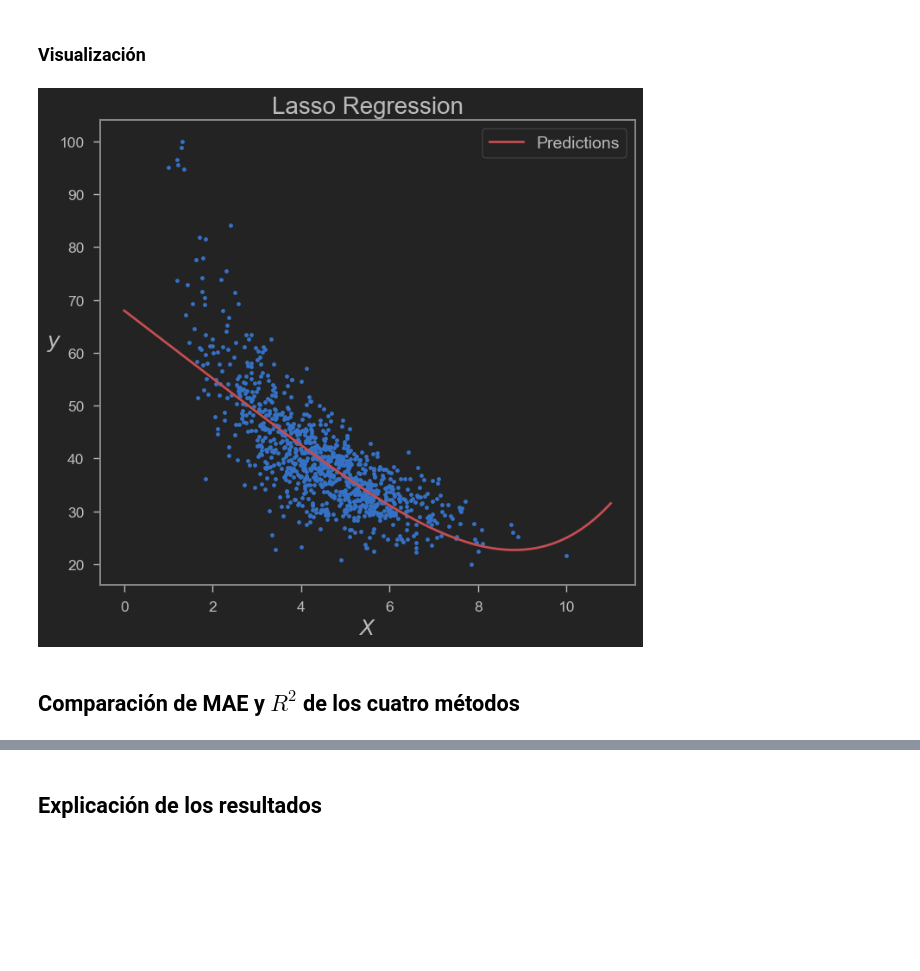
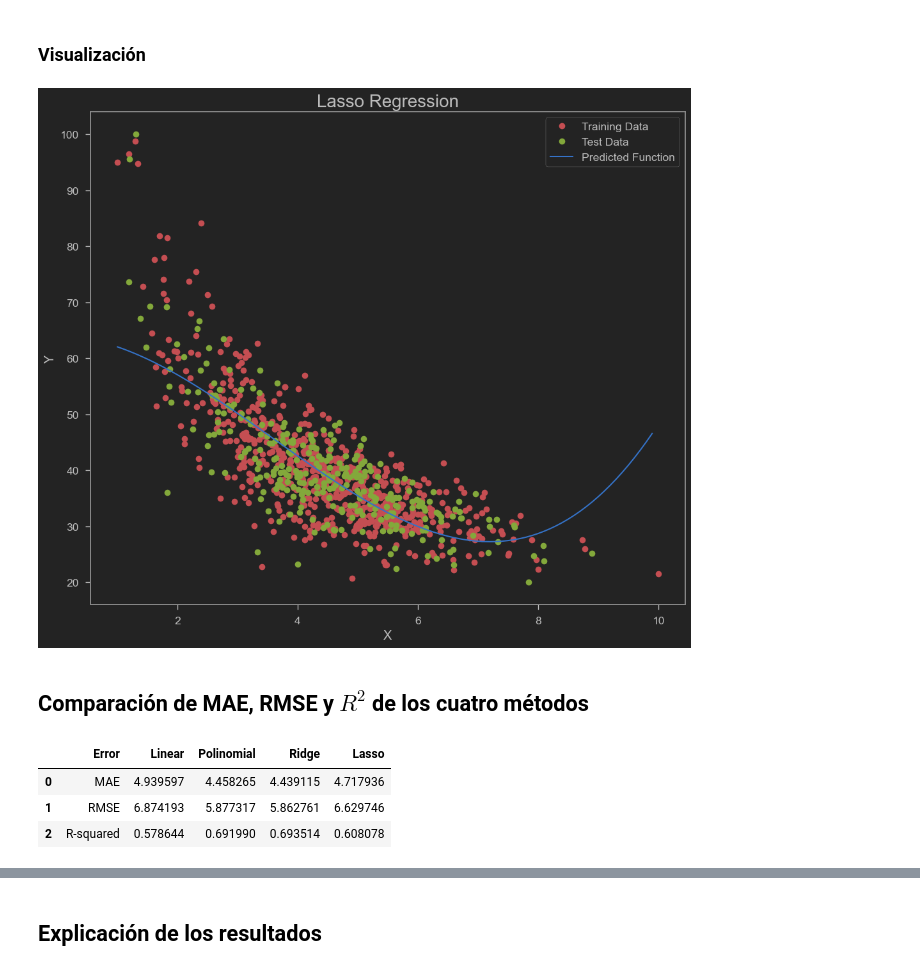
Before and after one commit to PosgradoMNA/actividades-de-aprendizaje-armandoBringas-a01200230, a Jupyter notebook: Activity_week_8/Actividad-7-Regresiones_y_K-means/TecMty_Regresion_lineal_polinomial.ipynb, the cells around one changed output, grey strips where cells are left out. Drawn from its saved outputs; the diff is of its cells as text; code cells hidden in the pictures; blank space fills up the shorter version.

```diff
--- a/Activity_week_8/Actividad-7-Regresiones_y_K-means/TecMty_Regresion_lineal_polinomial.ipynb
+++ b/Activity_week_8/Actividad-7-Regresiones_y_K-means/TecMty_Regresion_lineal_polinomial.ipynb
@@ -440,3 +458,20 @@ y_pred = lasso_model.predict(X.values)
+# %%
+poly_features = PolynomialFeatures(degree=3, include_bias=False)
+X_poly = poly_features.fit_transform(X.values)
+X_train_pr = poly_features.fit_transform(X_train)
+X_test_pr = poly_features.fit_transform(X_test)
+
+alpha = 0.5
+
+lasso_model = Pipeline([
+    ("poly_features", poly_features),
+    ("scaler", StandardScaler()),
+    ("lasso", Lasso(alpha=alpha, random_state=42))
+])
+
+lasso_model.fit(X_train_pr, y_train)
+
+y_pred = lasso_model.predict(X_poly)
 # %% [markdown]
 ### Errores (MAE, RMSE, $R^2$)
 # %%
@@ -448,11 +483,34 @@ r2_score 0.6049183681352497
 # %% [markdown]
 ### Visualización
-# %%
-X_fit = np.linspace(0, 11, 1000)
-y_pred = lasso_model.predict(X_fit[:, np.newaxis])
-
-visualizacion(X,y,X_fit,y_pred, 'Lasso Regression')
-# %% [output]
-[figure, removed]
+# %%
+lasso_model_obj = Lasso(alpha=alpha, random_state=42)
+lasso_model_obj.fit(X_train_pr, y_train)
+
+PollyPlot(X_train, X_test, y_train, y_test, lasso_model_obj, poly_features, 'Lasso Regression')
+# %% [output]
+[figure, added]
 # %% [markdown]
-## Comparación de MAE y $R^2$ de los cuatro métodos
+## Comparación de MAE, RMSE y $R^2$ de los cuatro métodos
+# %%
+error_comparison = {
+    'Method' : ['Linear', 'Polinomial', 'Ridge', 'Lasso'],
+    'MAE' : [lin_reg_MAE, poly_reg_MAE, ridge_reg_MAE, lasso_reg_MAE],
+    'RMSE' : [lin_reg_RMSE, poly_reg_RMSE, ridge_reg_RMSE, lasso_reg_RMSE],
+    'R-squared' : [lin_reg_r2, poly_reg_r2, ridge_reg_r2, lasso_reg_r2],
+}
+
+error_comparison = {
+    'Error' : ['MAE', 'RMSE', 'R-squared'],
+    'Linear' : [lin_reg_MAE, lin_reg_RMSE, lin_reg_r2],
+    'Polinomial' : [poly_reg_MAE, poly_reg_RMSE, poly_reg_r2],
+    'Ridge' : [ridge_reg_MAE, ridge_reg_RMSE, ridge_reg_r2],
+    'Lasso' : [lasso_reg_MAE, lasso_reg_RMSE, lasso_reg_r2]
+}
+
+error_comparison_df = pd.DataFrame(error_comparison)
+error_comparison_df
+# %% [output]
+|  | Error | Linear | Polinomial | Ridge | Lasso |
+| 0 | MAE | 4.939597 | 4.458265 | 4.439115 | 4.717936 |
+| 1 | RMSE | 6.874193 | 5.877317 | 5.862761 | 6.629746 |
+| 2 | R-squared | 0.578644 | 0.691990 | 0.693514 | 0.608078 |
```
Also changed, not shown: parts of 27 cells of this notebook, 1 other file.
